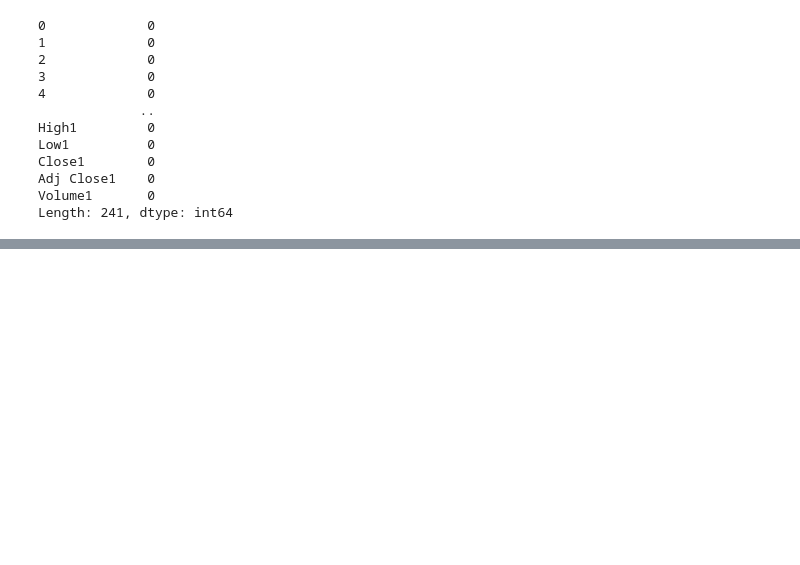
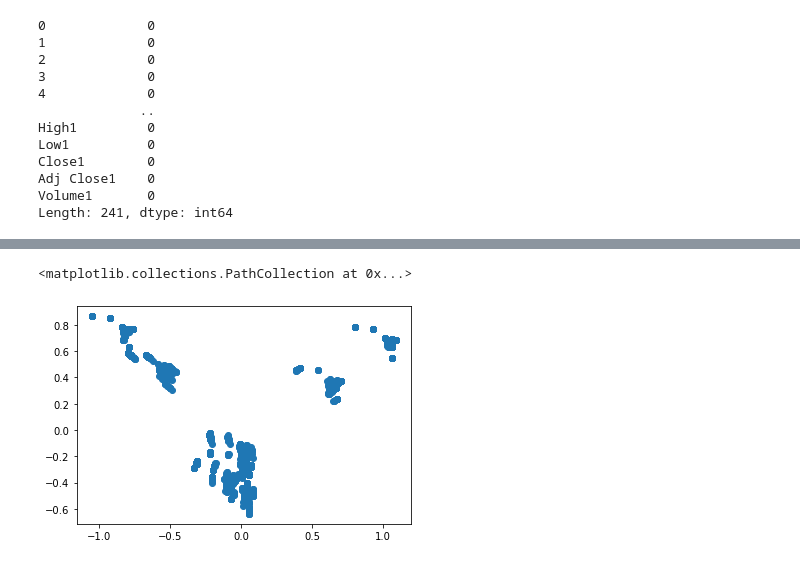
Before and after one commit to UrsulaAlcantara/IASProjet, a Jupyter notebook: data_analysis.ipynb, the cells around one changed output, grey strips where cells are left out. Saved outputs shown, nothing was run; the diff lists cells and outputs as text; code cells hidden in the pictures; blank space fills up the shorter version.

```diff
--- a/data_analysis.ipynb
+++ b/data_analysis.ipynb
@@ -234,0 +252,9 @@ plt.plot(pca_data,'.')
+# %%
+pca = PCA(n_components=0.95)
+# %%
+pca_non_number = pca.fit_transform(non_number)
+# %%
+plt.scatter(pca_non_number[:, 0], pca_non_number[:, 1])
+# %% [output]
+<matplotlib.collections.PathCollection at 0x...>
+[figure, added]
```
Also changed, not shown: parts of 9 cells of this notebook.
